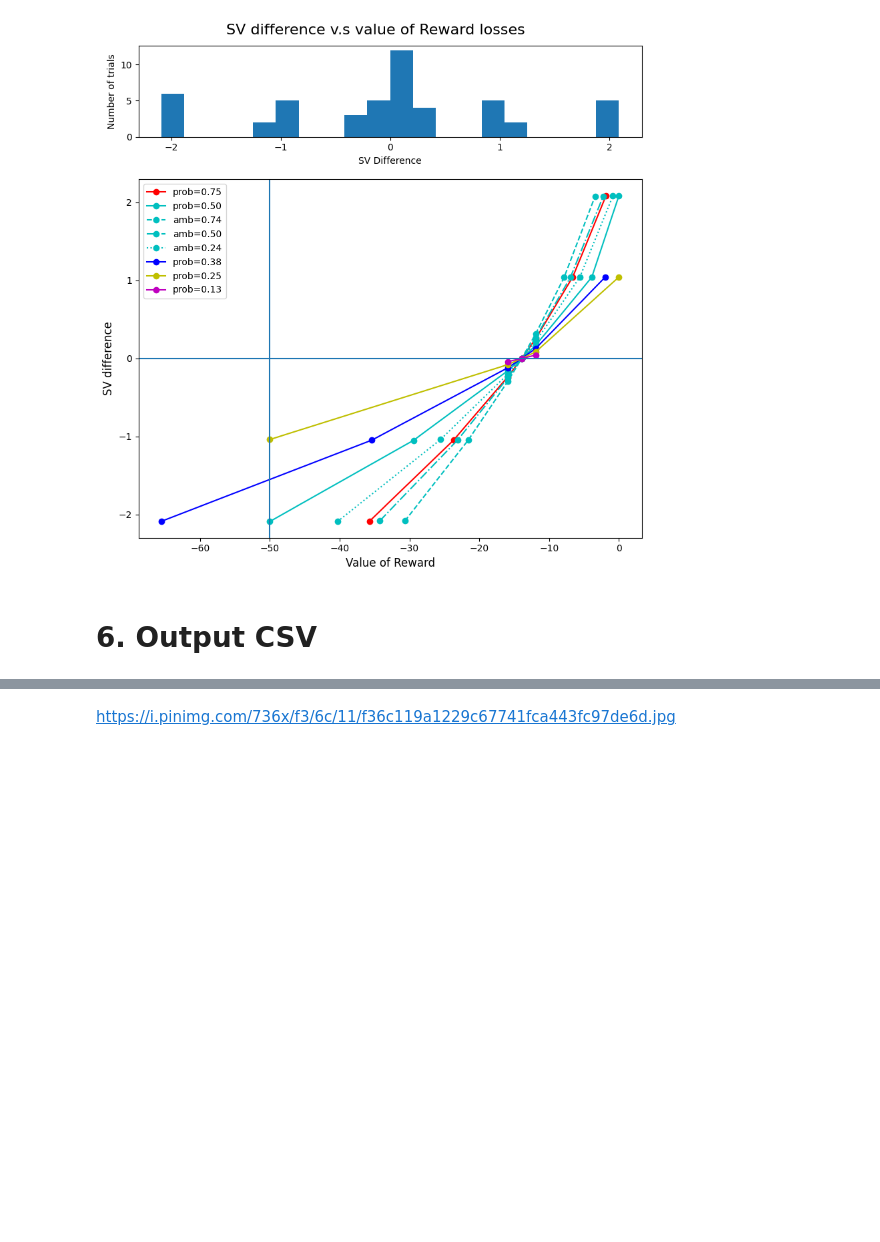
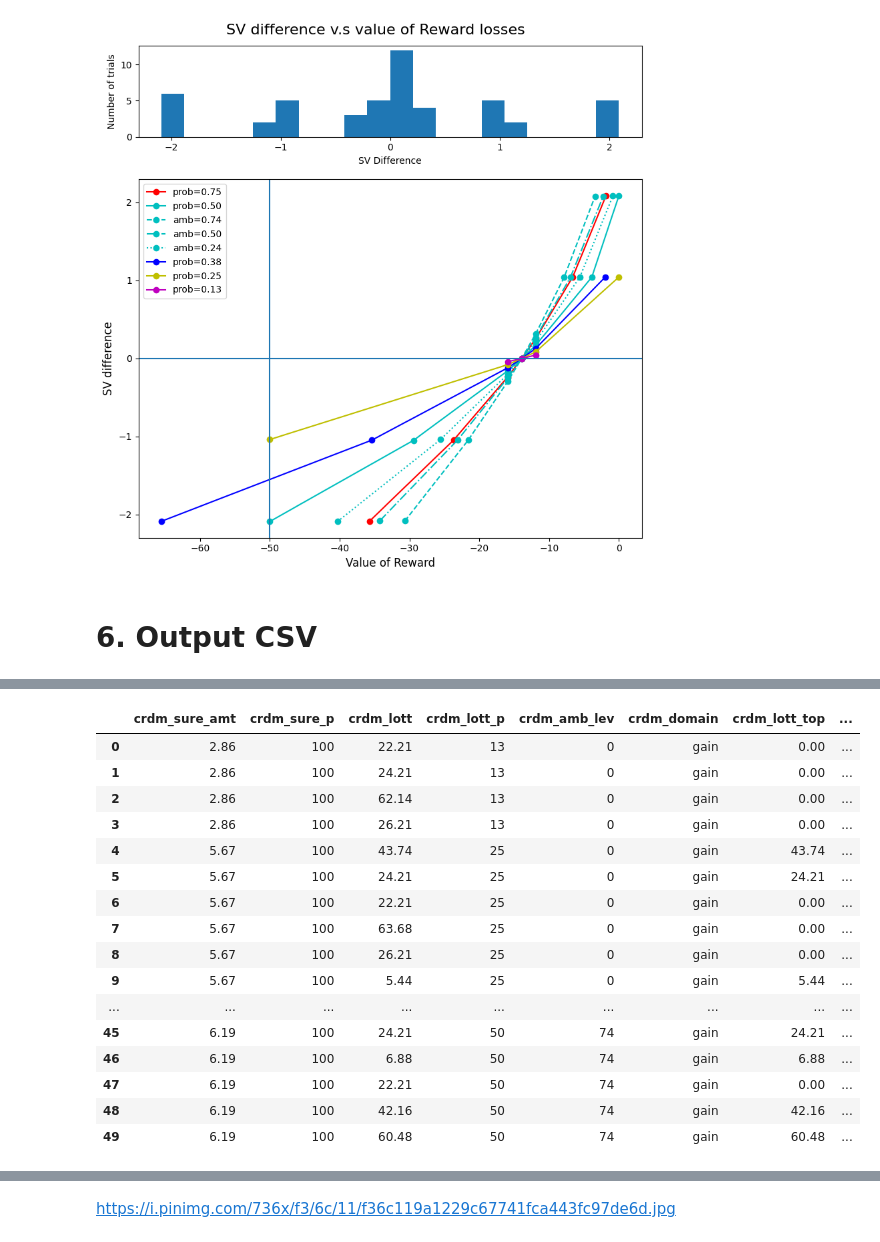
Before and after one commit to CDN-Lab/Intracraneal_electrodes, a Jupyter notebook: uncertaintyencoding.ipynb, the cells around one changed output, grey strips where cells are left out. Drawn from its saved outputs; the diff is of its cells as text; code cells hidden in the pictures; blank space fills up the shorter version.

```diff
--- a/uncertaintyencoding.ipynb
+++ b/uncertaintyencoding.ipynb
@@ -658,0 +678,30 @@ crdm_trials_gains = pd.concat([zero_ambiguity_rows, non_zero_ambiguity_rows], ig
+# %%
+# Randomly assign values to crdm_lott_top or crdm_lott_bot
+# randomly select whether each value should go to the crdm_lott_top or crdm_lott_bot column
+random_assignments = np.random.choice(['crdm_lott_top', 'crdm_lott_bot'], size=len(crdm_trials_gains))
+
+# np.where to conditionally assign values from the crdm_lott column to the appropriate
+# columns based on the random selections
+crdm_trials_gains['crdm_lott_top'] = np.where(random_assignments == 'crdm_lott_top', crdm_trials_gains['crdm_lott'], 0)
+crdm_trials_gains['crdm_lott_bot'] = np.where(random_assignments == 'crdm_lott_bot', crdm_trials_gains['crdm_lott'], 0)
+
+# Display the modified DataFrame
+crdm_trials_gains
+# %% [output]
+|  | crdm_sure_amt | crdm_sure_p | crdm_lott | crdm_lott_p | crdm_amb_lev | crdm_domain | crdm_lott_top | ... |
+| 0 | 2.86 | 100 | 22.21 | 13 | 0 | gain | 0.00 | ... |
+| 1 | 2.86 | 100 | 24.21 | 13 | 0 | gain | 0.00 | ... |
+| 2 | 2.86 | 100 | 62.14 | 13 | 0 | gain | 0.00 | ... |
+| 3 | 2.86 | 100 | 26.21 | 13 | 0 | gain | 0.00 | ... |
+| 4 | 5.67 | 100 | 43.74 | 25 | 0 | gain | 43.74 | ... |
+| 5 | 5.67 | 100 | 24.21 | 25 | 0 | gain | 24.21 | ... |
+| 6 | 5.67 | 100 | 22.21 | 25 | 0 | gain | 0.00 | ... |
+| 7 | 5.67 | 100 | 63.68 | 25 | 0 | gain | 0.00 | ... |
+| 8 | 5.67 | 100 | 26.21 | 25 | 0 | gain | 0.00 | ... |
+| 9 | 5.67 | 100 | 5.44 | 25 | 0 | gain | 5.44 | ... |
+| ... | ... | ... | ... | ... | ... | ... | ... | ... |
+| 45 | 6.19 | 100 | 24.21 | 50 | 74 | gain | 24.21 | ... |
+| 46 | 6.19 | 100 | 6.88 | 50 | 74 | gain | 6.88 | ... |
+| 47 | 6.19 | 100 | 22.21 | 50 | 74 | gain | 0.00 | ... |
+| 48 | 6.19 | 100 | 42.16 | 50 | 74 | gain | 42.16 | ... |
+| 49 | 6.19 | 100 | 60.48 | 50 | 74 | gain | 60.48 | ... |
```
Also changed, not shown: parts of 7 cells of this notebook.
